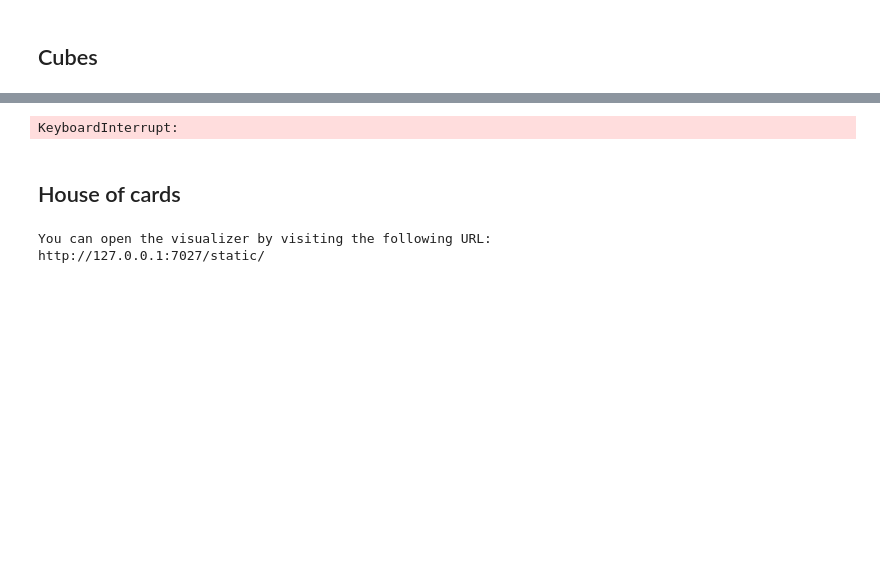
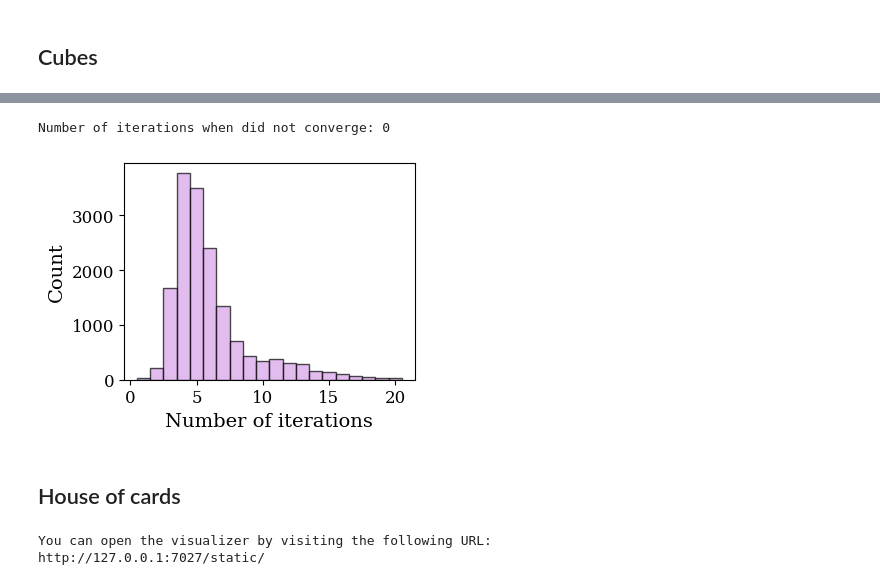
Before and after one commit to srete/robotski-sistemi-projekat, a Jupyter notebook: examples.ipynb, the cells around one changed output, grey strips where cells are left out. Saved outputs shown, nothing was run; the diff lists cells and outputs as text; code cells hidden in the pictures; blank space fills up the shorter version.

Commit message:
Histogram

```diff
--- a/examples.ipynb
+++ b/examples.ipynb
@@ -6,6 +7,20 @@ import numpy as np
 from tp5.scenes import (buildSceneCubes, buildSceneRobotHand, buildSceneHouseOfCards,
                         buildSceneQuadrupedOnHills, buildSceneHandAndStackedCubes,
                         buildSceneTalosFallingCube,  buildSceneTriangleAndBall)
+# %%
+# Set matplotlib default parameters
+plt.rcParams.update({
+    'font.size': 11,
+    'figure.figsize': (4, 3),
+    'font.family': 'serif',
+    'axes.labelsize': 14,
+    'axes.titlesize': 14,
+    'xtick.labelsize': 12,
+    'ytick.labelsize': 12,
+    'legend.fontsize': 12,
+})
+
+plt.rcParams['axes.prop_cycle'] = plt.cycler(color=["#d7a0e7"])
 # %% [markdown]
 ## Cubes
 # %%
@@ -53,7 +66,23 @@ simulation.viz.viewer.jupyter_cell()
 # %%
-simulation.run()
+hist, num = simulation.run()
-# %% [output]
-KeyboardInterrupt:
+# %%
+fig, ax = plt.subplots()
+
+ax.hist(
+    hist,
+    bins=np.arange(1, max(hist) + 2) - 0.5,
+    edgecolor='black',
+    alpha=0.7)
+
+ax.set_xlabel('Number of iterations')
+ax.set_ylabel('Count')
+fig.tight_layout()
+fig.savefig('figures/cubes.pdf')
+
+print(f"Number of iterations when did not converge: {num}")
+# %% [output]
+Number of iterations when did not converge: 0
+[figure, added]
 # %% [markdown]
 ## House of cards
 # %%
```
Also changed, not shown: parts of 3 cells of this notebook, 3 other files.
